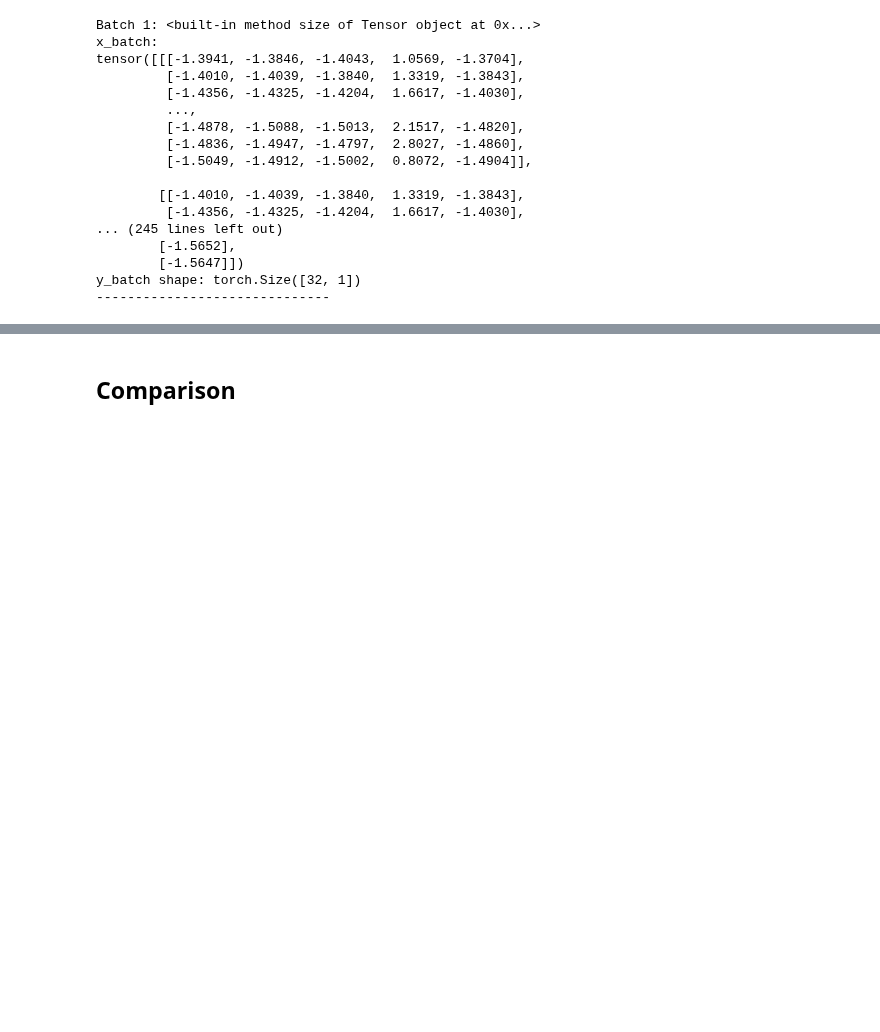
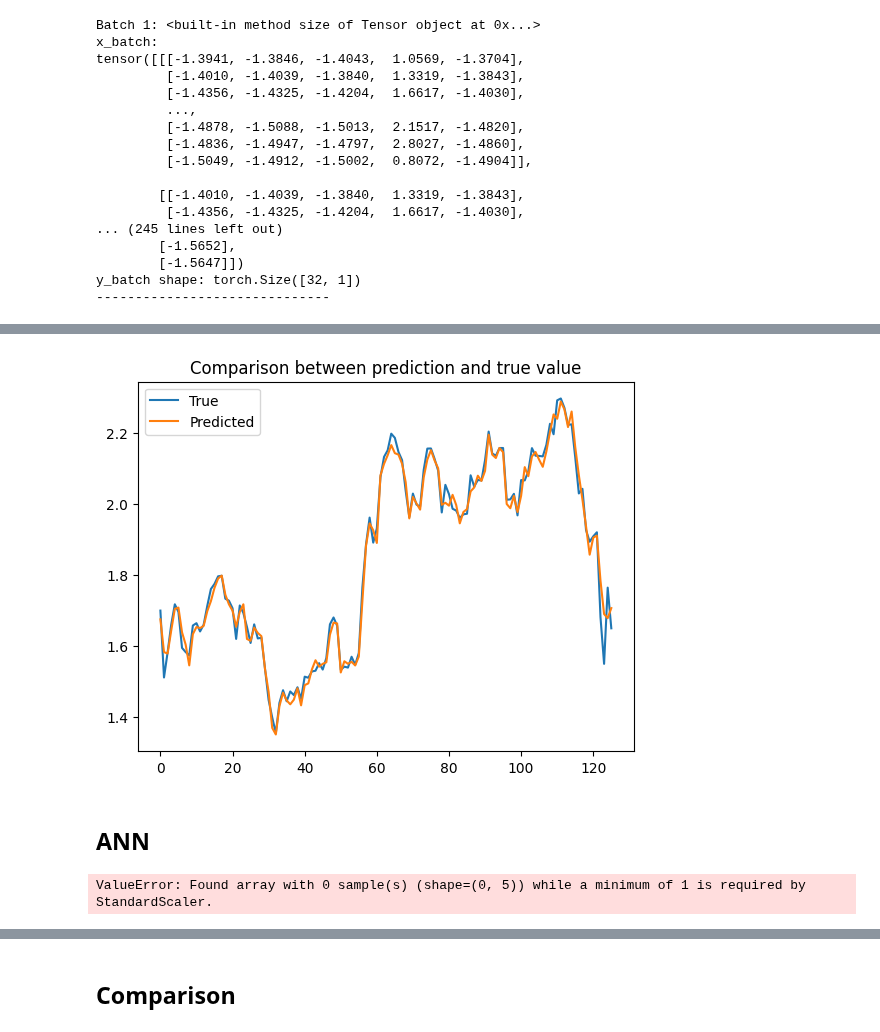
Before and after one commit to RobertoSonzini/NAML_project, a Jupyter notebook: Progetto_NAML_old.ipynb, the cells around one changed output, grey strips where cells are left out. Drawn from its saved outputs; the diff is of its cells as text; code cells hidden in the pictures; blank space fills up the shorter version.

```diff
--- a/Progetto_NAML_old.ipynb
+++ b/Progetto_NAML_old.ipynb
@@ -958,0 +1091,2 @@ plt.show()
+# %%
+train_SVM(model, num_epochs, loss_function, optimizer)
@@ -958,0 +1096,29 @@ plt.show()
+# %%
+def test_SVM(model, loss_function,  epsilon=0.01):
+  dataset = MySVMDataset(X_test, y_test)
+  loader_SVM = DataLoader(dataset, batch_size=32, shuffle=False)
+
+  model.eval()
+  total_loss = 0
+  preds = []
+  actuals = []
+
+  with torch.no_grad():
+    for i, (x_batch, y_batch) in enumerate(loader_SVM):
+      x_batch = x_batch.to(device)
+      y_batch = y_batch.to(device)
+
+      outputs = model(x_batch)
+      loss = epsilon_insensitive_loss(outputs, y_batch, epsilon=epsilon, reduction='mean')
+
+      total_loss += loss.item() * x_batch.size(0)
+
+      preds.extend(outputs.cpu().numpy())
+
+    actuals = y_test
+    avg_loss = total_loss / len(loader_SVM.dataset)
+    print(f"Test Loss: {avg_loss:.4f}")
+
+  return preds, actuals
+# %%
+preds_SVM, actuals_SVM = test_SVM(model, loss_function)
@@ -958,0 +1127,37 @@ plt.show()
+# %%
+def plot_predictions(preds, actuals):
+  plt.plot(actuals, label='True')
+  plt.plot(preds, label='Predicted')
+  plt.legend()
+  plt.title('Comparison between prediction and true value')
+  plt.show()
+# %%
+plot_predictions(preds_SVM, y_test)
+# %% [output]
+[figure, added]
+# %% [markdown]
+## **ANN**
+# %%
+from sklearn.preprocessing import StandardScaler
+
+scaler = StandardScaler()
+
+# prendo nuovamente i dati
+
+df_company, company_closings = get_dataframe(df, ["APPL"])
+df_company, company_closings = pd.DataFrame(scaler.fit_transform(df_company), columns=df_company.columns, index=df_company.index), pd.DataFrame(scaler.fit_transform(company_closings), columns=company_closings.columns, index=company_closings.index)
+
+length = len(df_company)
+split_idx = int(length * 0.9)
+
+df_company_train = df_company.iloc[:split_idx]
+df_company_closings_train = company_closings.iloc[:split_idx]
+df_company_test = df_company.iloc[split_idx:]
+df_company_closings_test = company_closings.iloc[split_idx:]
+
+X_train = df_company_train.to_numpy().astype(np.float32)
+y_train = df_company_closings_train.to_numpy().astype(np.float32)
+X_test = df_company_test.to_numpy().astype(np.float32)
+y_test = df_company_closings_test.to_numpy().astype(np.float32)
+# %% [output]
+ValueError: Found array with 0 sample(s) (shape=(0, 5)) while a minimum of 1 is required by StandardScaler.
```
Also changed, not shown: parts of 35 cells of this notebook.
